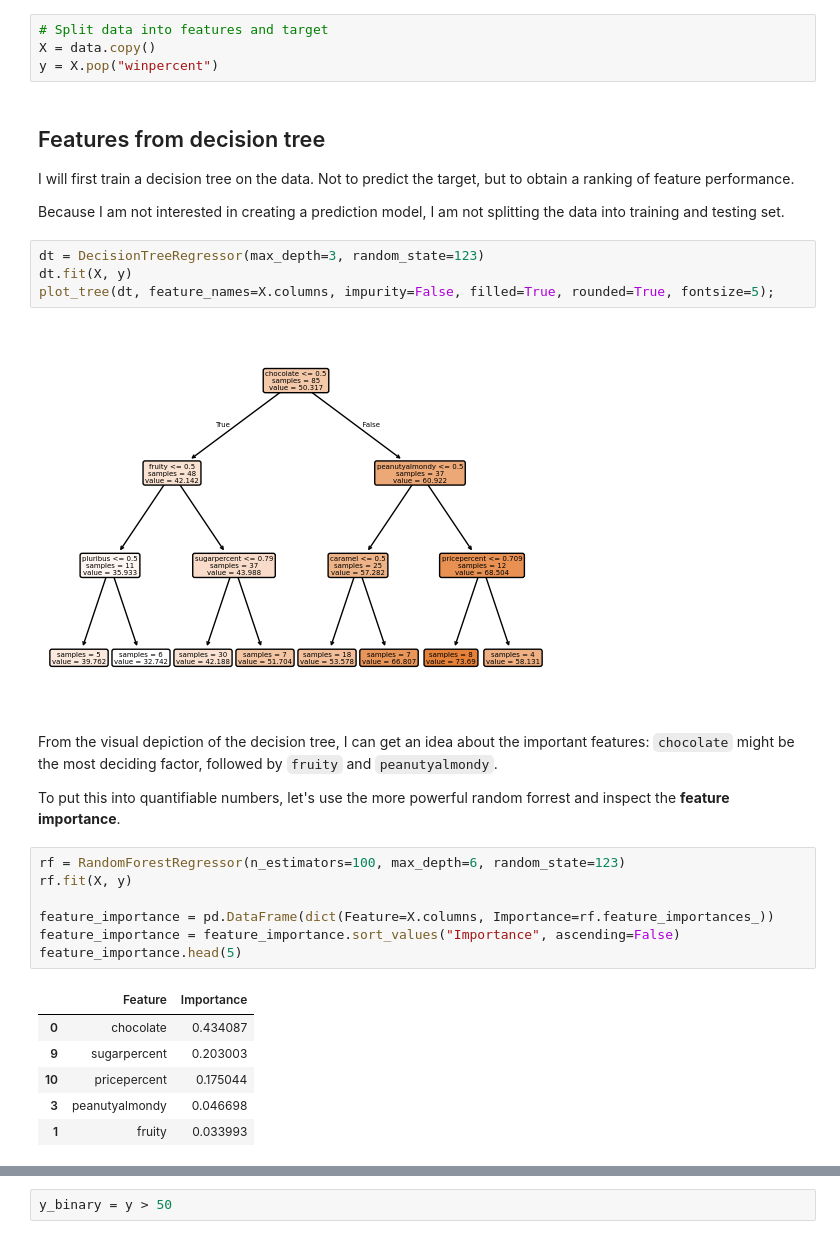
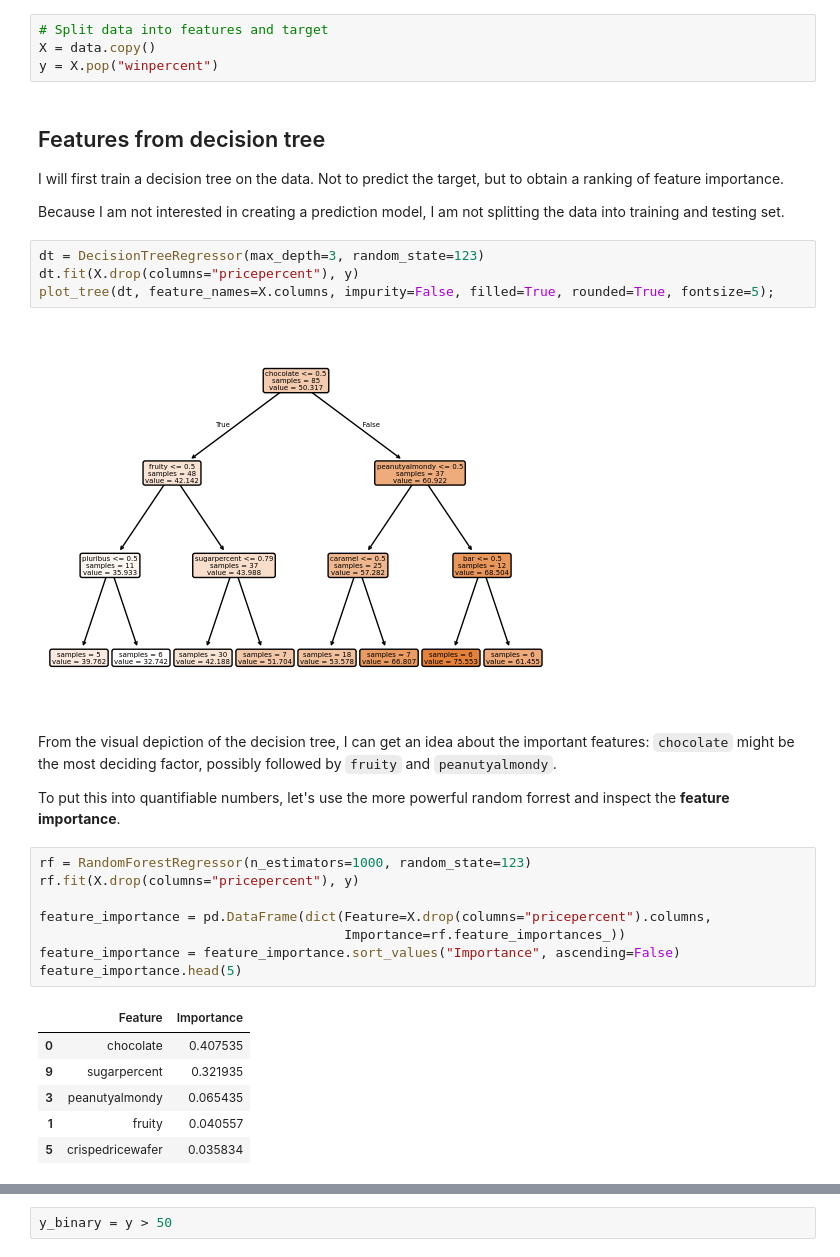
Before and after one commit to szapp/CandyAnalysis, a Jupyter notebook: analysis.ipynb, the cells around one changed output, grey strips where cells are left out. Cells and saved outputs as stored; diff of their text form.

```diff
--- a/analysis.ipynb
+++ b/analysis.ipynb
@@ -129,32 +129,33 @@ y = X.pop("winpercent")
 # %% [markdown]
 ## Features from decision tree
 
-I will first train a decision tree on the data. Not to predict the target, but to obtain a ranking of feature performance.
+I will first train a decision tree on the data. Not to predict the target, but to obtain a ranking of feature importance.
 
 Because I am not interested in creating a prediction model, I am not splitting the data into training and testing set.
 # %%
 dt = DecisionTreeRegressor(max_depth=3, random_state=123)
-dt.fit(X, y)
+dt.fit(X.drop(columns="pricepercent"), y)
 plot_tree(dt, feature_names=X.columns, impurity=False, filled=True, rounded=True, fontsize=5);
 # %% [output]
-[figure, old version]
+[figure, new version]
 # %% [markdown]
-From the visual depiction of the decision tree, I can get an idea about the important features: `chocolate` might be the most deciding factor, followed by `fruity` and `peanutyalmondy`.
+From the visual depiction of the decision tree, I can get an idea about the important features: `chocolate` might be the most deciding factor, possibly followed by `fruity` and `peanutyalmondy`.
 
 To put this into quantifiable numbers, let's use the more powerful random forrest and inspect the **feature importance**.
 # %%
-rf = RandomForestRegressor(n_estimators=100, max_depth=6, random_state=123)
-rf.fit(X, y)
+rf = RandomForestRegressor(n_estimators=1000, random_state=123)
+rf.fit(X.drop(columns="pricepercent"), y)
 
-feature_importance = pd.DataFrame(dict(Feature=X.columns, Importance=rf.feature_importances_))
+feature_importance = pd.DataFrame(dict(Feature=X.drop(columns="pricepercent").columns,
+                                       Importance=rf.feature_importances_))
 feature_importance = feature_importance.sort_values("Importance", ascending=False)
 feature_importance.head(5)
 # %% [output]
 |  | Feature | Importance |
-| 0 | chocolate | 0.434087 |
-| 9 | sugarpercent | 0.203003 |
-| 10 | pricepercent | 0.175044 |
-| 3 | peanutyalmondy | 0.046698 |
-| 1 | fruity | 0.033993 |
+| 0 | chocolate | 0.407535 |
+| 9 | sugarpercent | 0.321935 |
+| 3 | peanutyalmondy | 0.065435 |
+| 1 | fruity | 0.040557 |
+| 5 | crispedricewafer | 0.035834 |
 # %% [markdown]
 This is a good initial understanding.
```
Also changed, not shown: parts of 33 cells of this notebook.
